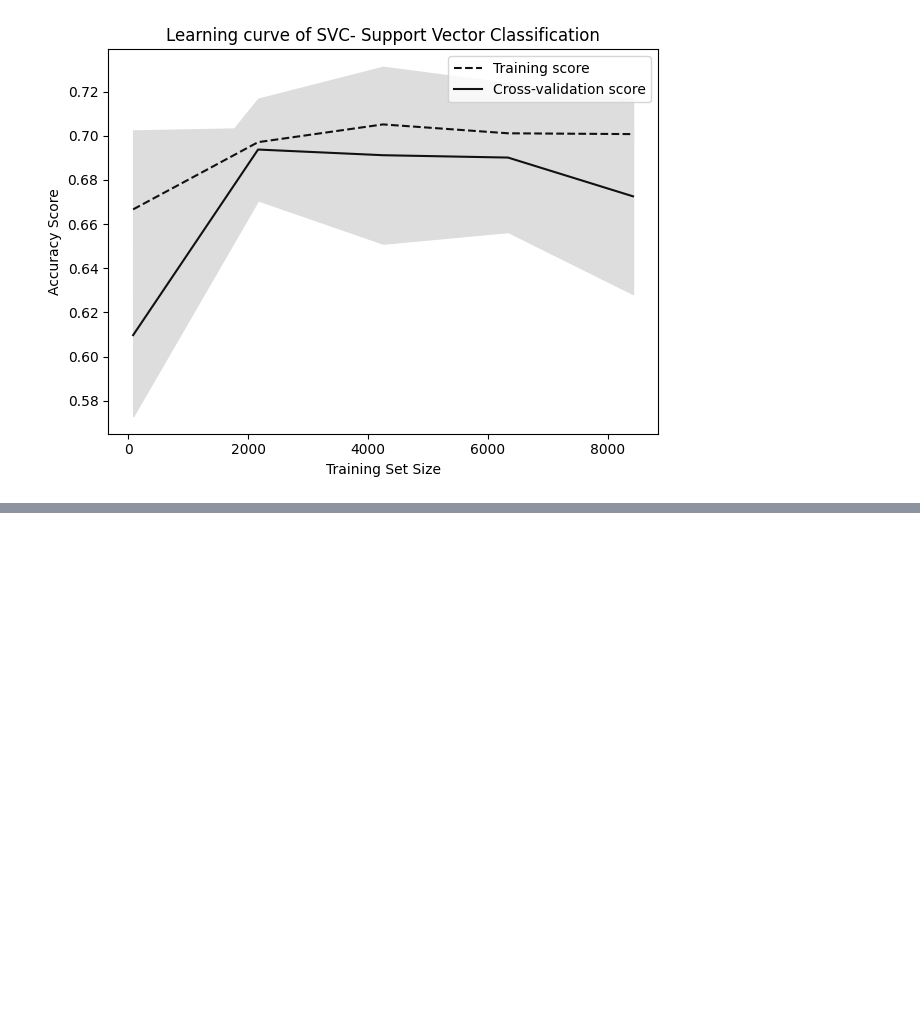
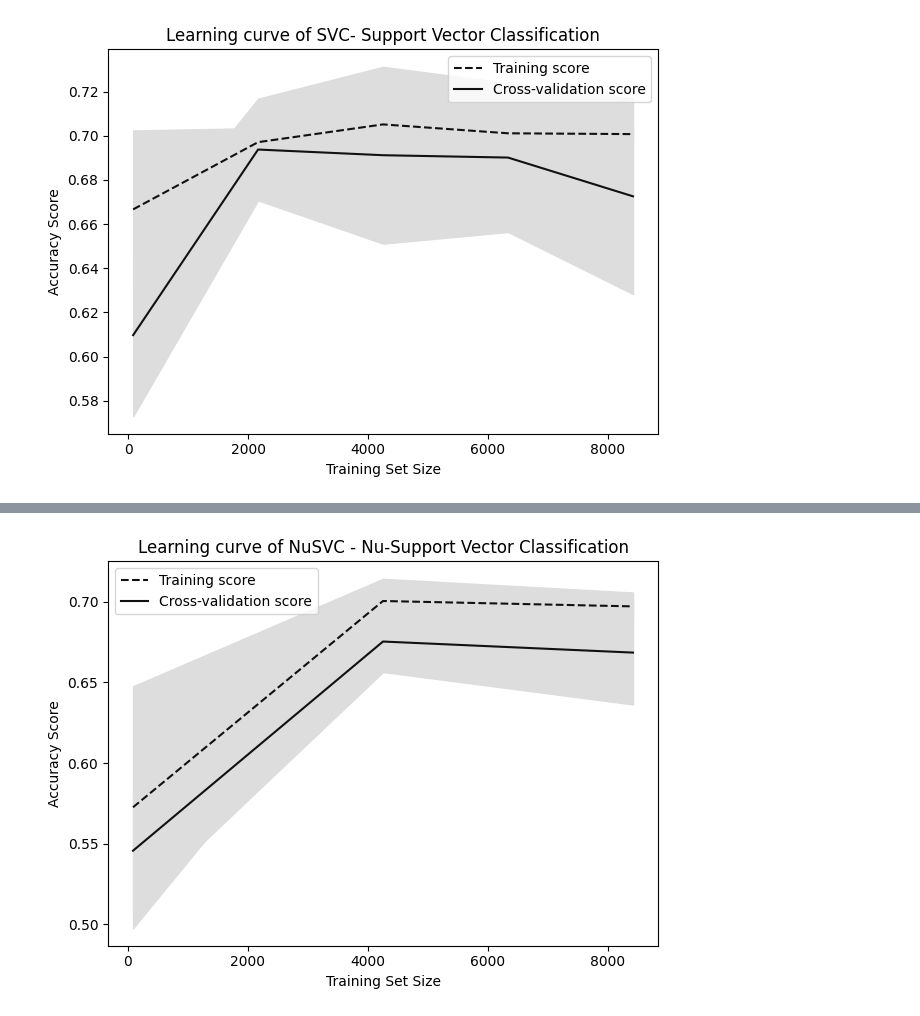
Before and after one commit to StrajnarFilip/UISU-projektna-naloga, a Jupyter notebook: naloga.ipynb, the cells around one changed output, grey strips where cells are left out. Drawn from its saved outputs; the diff is of its cells as text; code cells hidden in the pictures; blank space fills up the shorter version.

```diff
--- a/naloga.ipynb
+++ b/naloga.ipynb
@@ -302,0 +311,4 @@ render_learning_curve(svc, "Learning curve of SVC- Support Vector Classification
+# %%
+render_learning_curve(nu_svc, "Learning curve of NuSVC - Nu-Support Vector Classification", 3)
+# %% [output]
+[figure, added]
```
Also changed, not shown: parts of 4 cells of this notebook.
